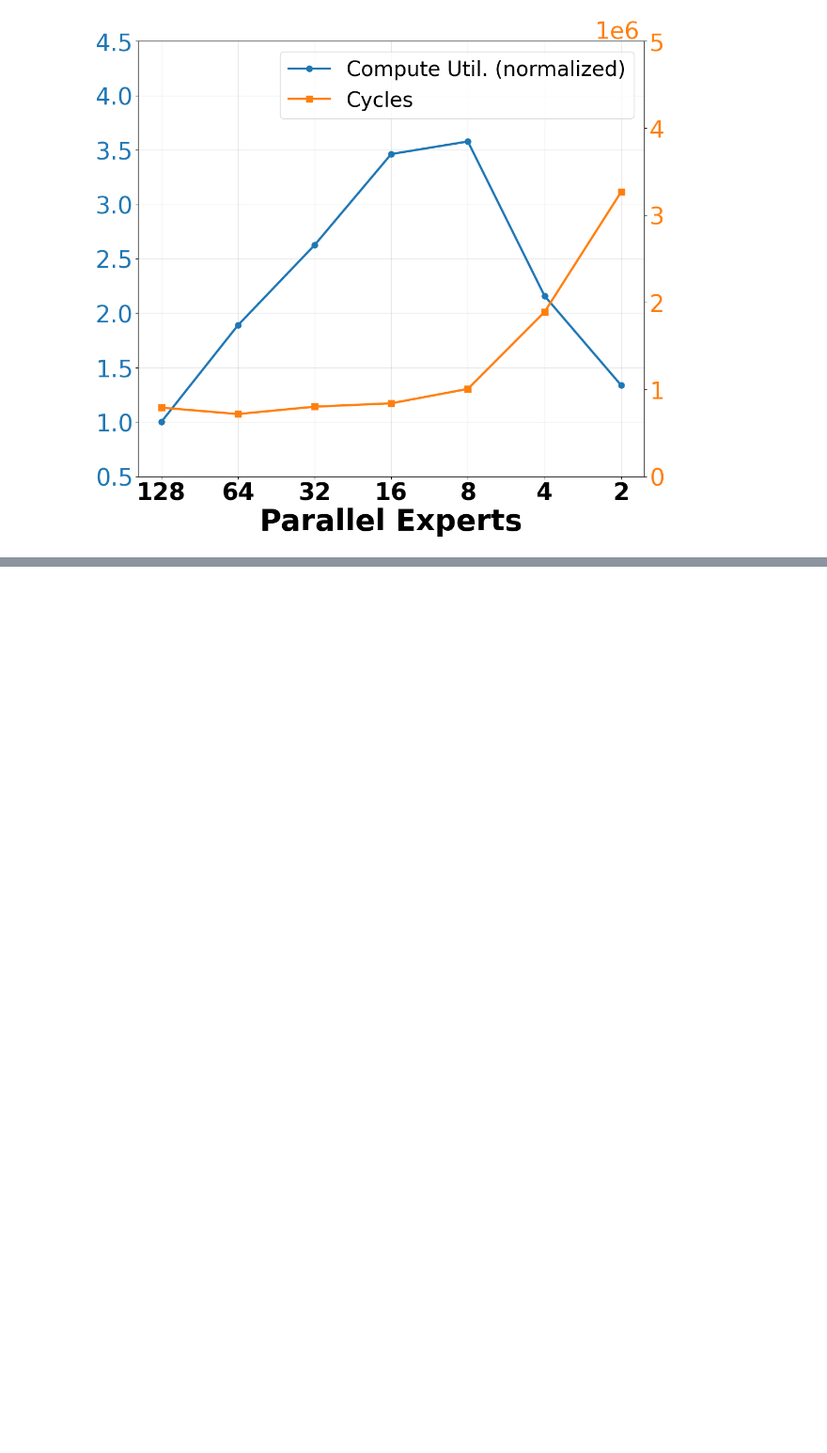
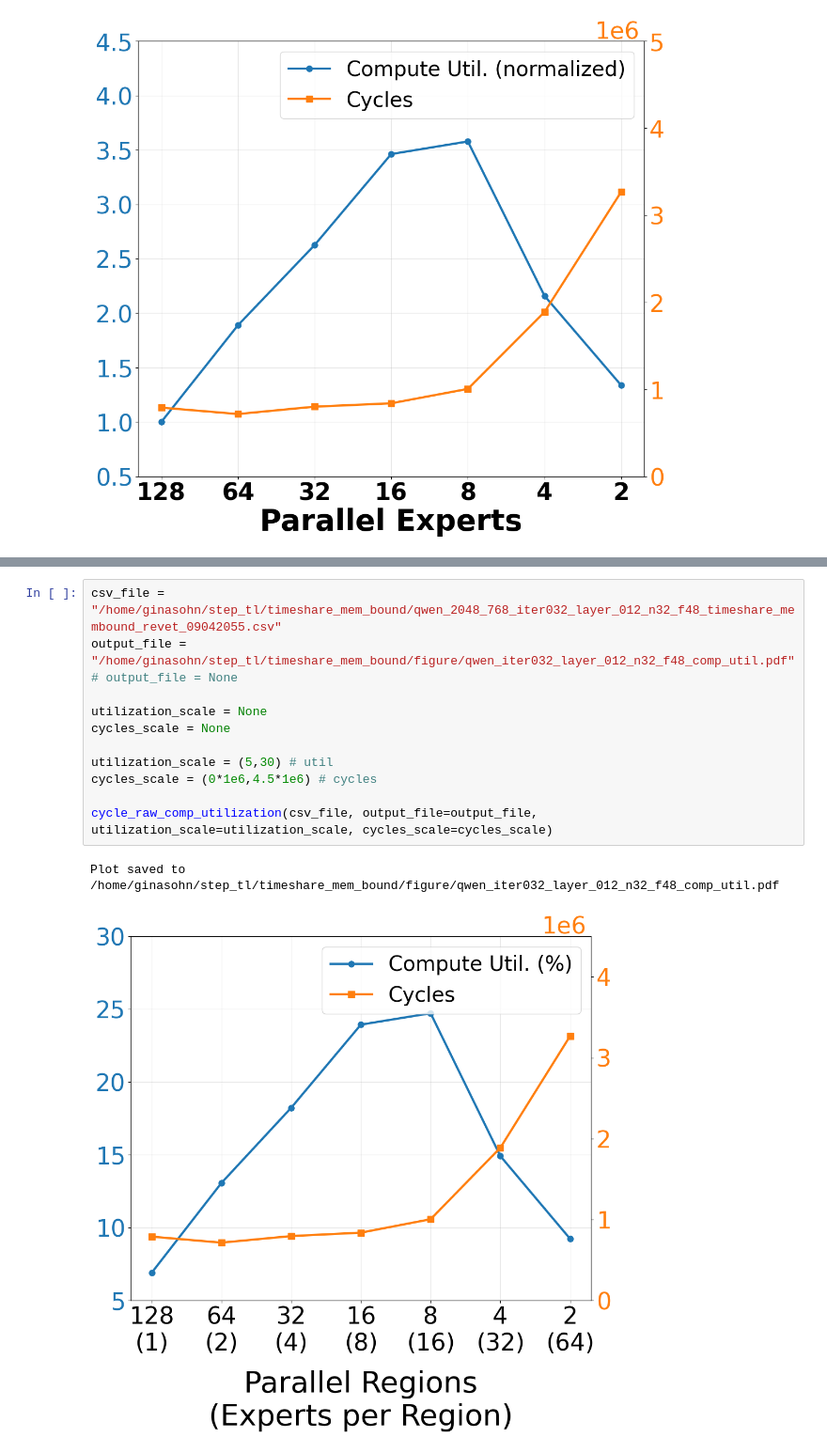
Before and after one commit to gina7484/step_artifact, a Jupyter notebook: timeshare_mem_bound/timeshare_membound_vis.ipynb, the cells around one changed output, grey strips where cells are left out. Shown at 94% size. Cells and saved outputs as stored; diff of their text form; blank space fills up the shorter version.

```diff
--- a/timeshare_mem_bound/timeshare_membound_vis.ipynb
+++ b/timeshare_mem_bound/timeshare_membound_vis.ipynb
@@ -318,0 +581,15 @@ Plot saved to /home/ginasohn/step_tl/timeshare_mem_bound/qwen_2048_768_iter032_l
+# %%
+csv_file = "/home/ginasohn/step_tl/timeshare_mem_bound/qwen_2048_768_iter032_layer_012_n32_f48_timeshare_membound_revet_09042055.csv"
+output_file = "/home/ginasohn/step_tl/timeshare_mem_bound/figure/qwen_iter032_layer_012_n32_f48_comp_util.pdf"
+# output_file = None
+
+utilization_scale = None
+cycles_scale = None
+
+utilization_scale = (5,30) # util
+cycles_scale = (0*1e6,4.5*1e6) # cycles
+
+cycle_raw_comp_utilization(csv_file, output_file=output_file, utilization_scale=utilization_scale, cycles_scale=cycles_scale)
+# %% [output]
+Plot saved to /home/ginasohn/step_tl/timeshare_mem_bound/figure/qwen_iter032_layer_012_n32_f48_comp_util.pdf
+[figure, added]
```
Also changed, not shown: parts of 13 cells of this notebook, 4 other files.
